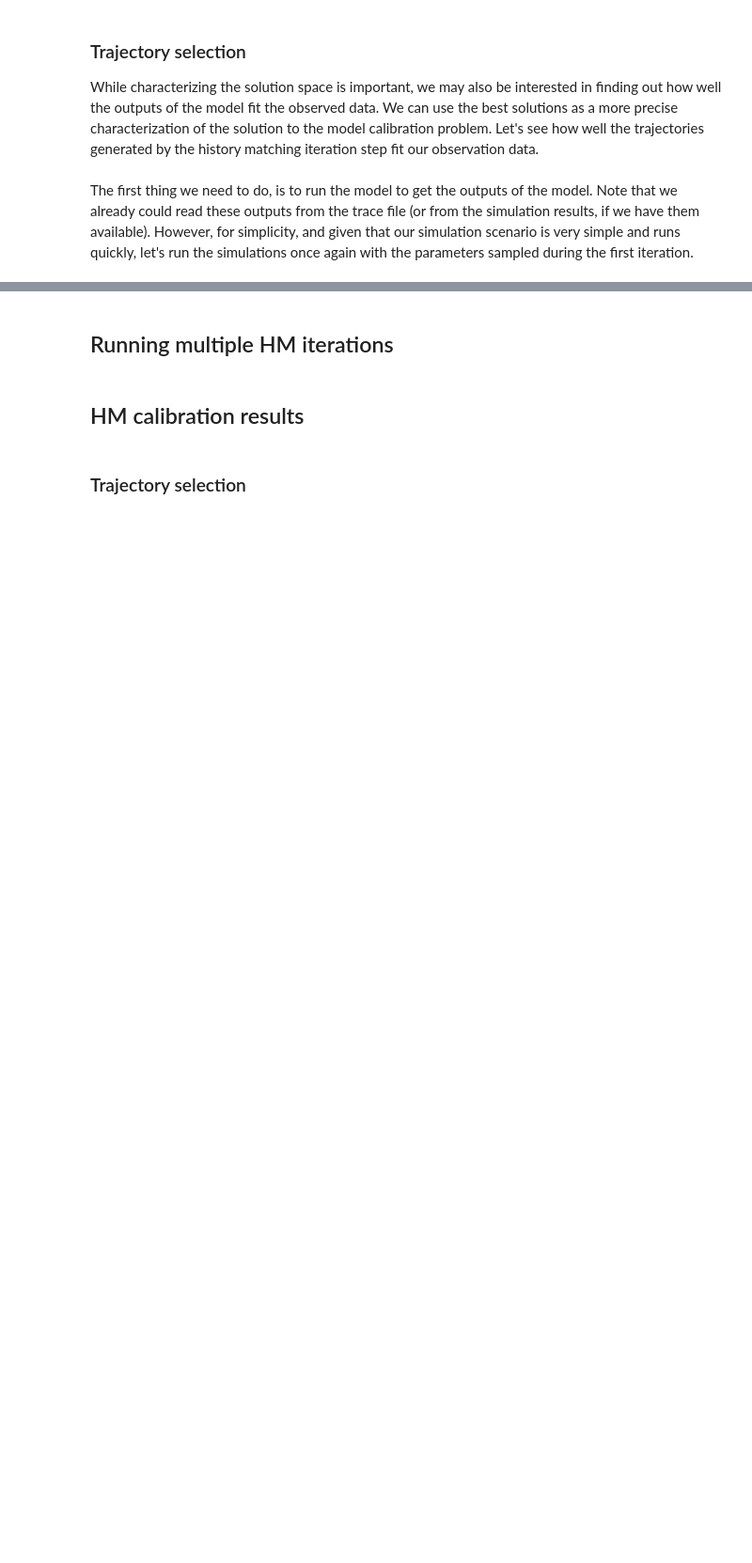
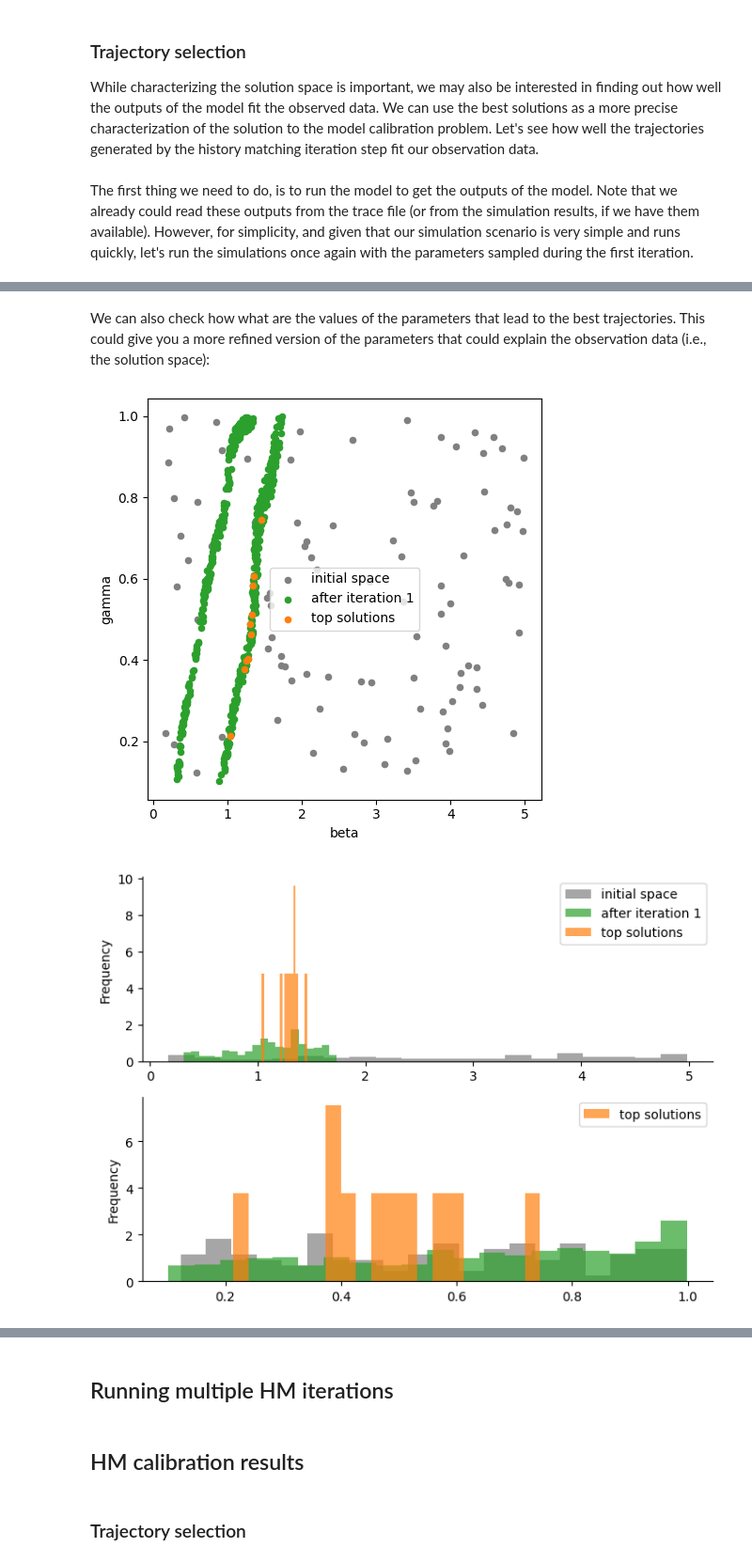
Before and after one commit to InstituteforDiseaseModeling/historymatching, a Jupyter notebook: examples/history_matching_sir.ipynb, the cells around one changed output, grey strips where cells are left out. Shown at 94% size. Drawn from its saved outputs; the diff is of its cells as text; code cells hidden in the pictures; blank space fills up the shorter version.

```diff
--- a/examples/history_matching_sir.ipynb
+++ b/examples/history_matching_sir.ipynb
@@ -517,2 +522,11 @@ trace[0]['emulators'][target_name].plot_implausibility( trace[0]['test_points'],
+# %% [markdown]
+We can also check how what are the values of the parameters that lead to the best trajectories. This could give you a more refined version of the parameters that could explain the observation data (i.e., the solution space):
+# %%
+n_top = 10
+top_solutions_idx = l2_relative_error.sort_values( ascending=True ).iloc[0:n_top].index
+plot_parameter_space( test_points, samples_step_1, 'initial space', 'after iteration 1', top_solutions_idx )
+# %% [output]
+[figure, added]
+[figure, added]
 # %% [markdown]
 ### Evaluating the performance of the emulator
```
Also changed, not shown: parts of 15 cells of this notebook, 1 other file.
